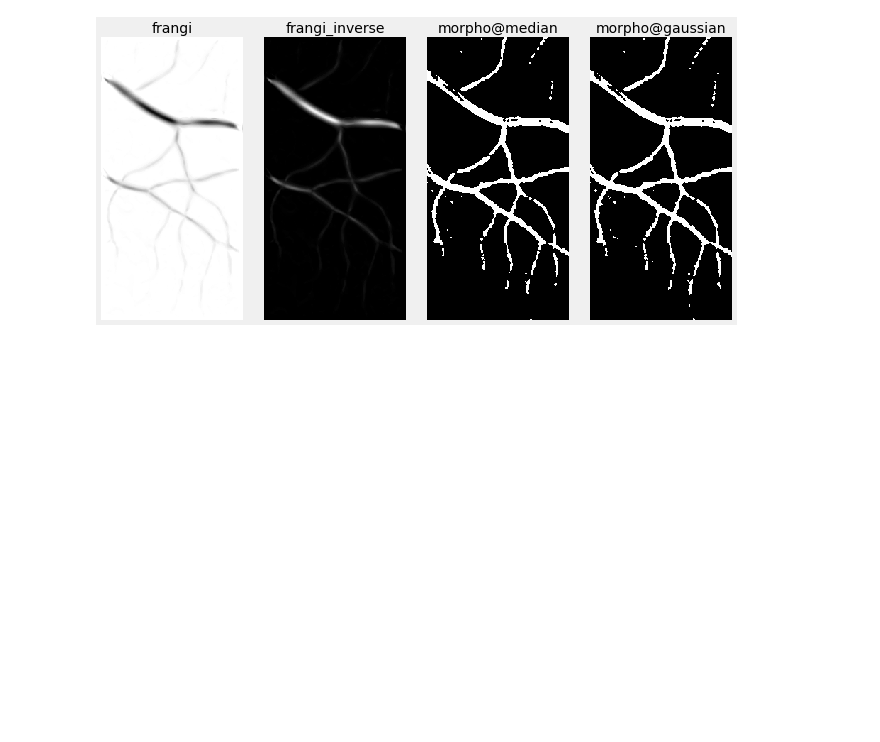
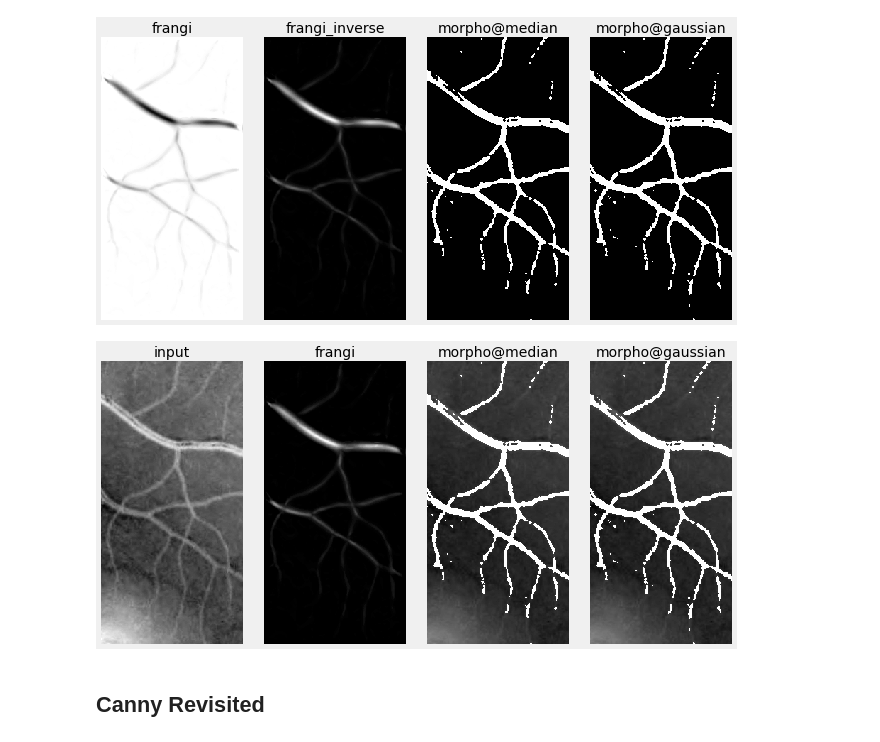
Before and after one commit to bilha-analytics/school, a Jupyter notebook: notebooks/dsp_image/paper/002_frangi_comparison_report.ipynb, the cells around one changed output. Saved outputs shown, nothing was run; the diff lists cells and outputs as text; code cells hidden in the pictures; blank space fills up the shorter version.

```diff
--- a/notebooks/dsp_image/paper/002_frangi_comparison_report.ipynb
+++ b/notebooks/dsp_image/paper/002_frangi_comparison_report.ipynb
@@ -169,7 +211,7 @@ MSE: (laplace - sato)   0.0004
 # %%
 masherz = [skfilters.frangi, skfilters.sato,]
 masherz_labelz =['frangi', 'sato', ]
-run_mashup(img.gray_float_array,
+x = run_mashup(img.gray_float_array,
            skfilters.scharr, 'scharr',
            masherz, masherz_labelz,
            paramz, ibase=ifrangi,
@@ -281,6 +325,16 @@ show_image_list([ifrangi, ifrangi*-1, outsiez_m, outsiez_g],
                titlez=['frangi', 'frangi_inverse','morpho@median', 'morpho@gaussian'], nc=4)
 # %% [output]
 [figure]
+# %%
+src = img.gray_float_array
+tz = ['input','frangi', 'morpho@median', 'morpho@gaussian']
+morphed = [ifrangi, outsiez_m*-1, outsiez_g*-1]
+# print("1. Small smoothing")
+outsiez = [ src*x for x in morphed]
+show_image_list([img.gray_float_array,*outsiez], titlez=tz, nc=len(outsiez)+1)
+plt.show();
+# %% [output]
+[figure, added]
 # %%
 # img_colr = img.img_full
 
@@ -292,3 +346,5 @@ show_image_list([ifrangi, ifrangi*-1, outsiez_m, outsiez_g],
 
 # show_image_list([ifrangi, ifrangi*-1, outsiez_m, outsiez_g],
 #                titlez=['frangi', 'frangi_inverse','morpho@median', 'morpho@gaussian'], nc=4)
+# %% [markdown]
+## Canny Revisited
```
Also changed, not shown: parts of 10 cells of this notebook, 4 other files.
